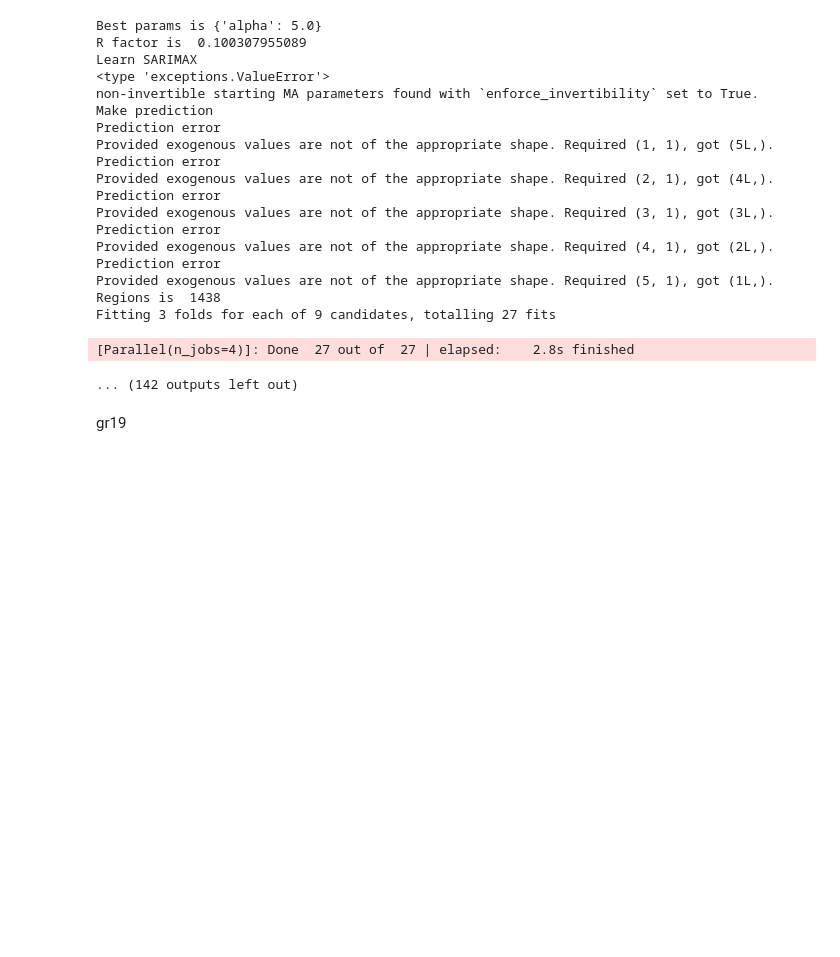
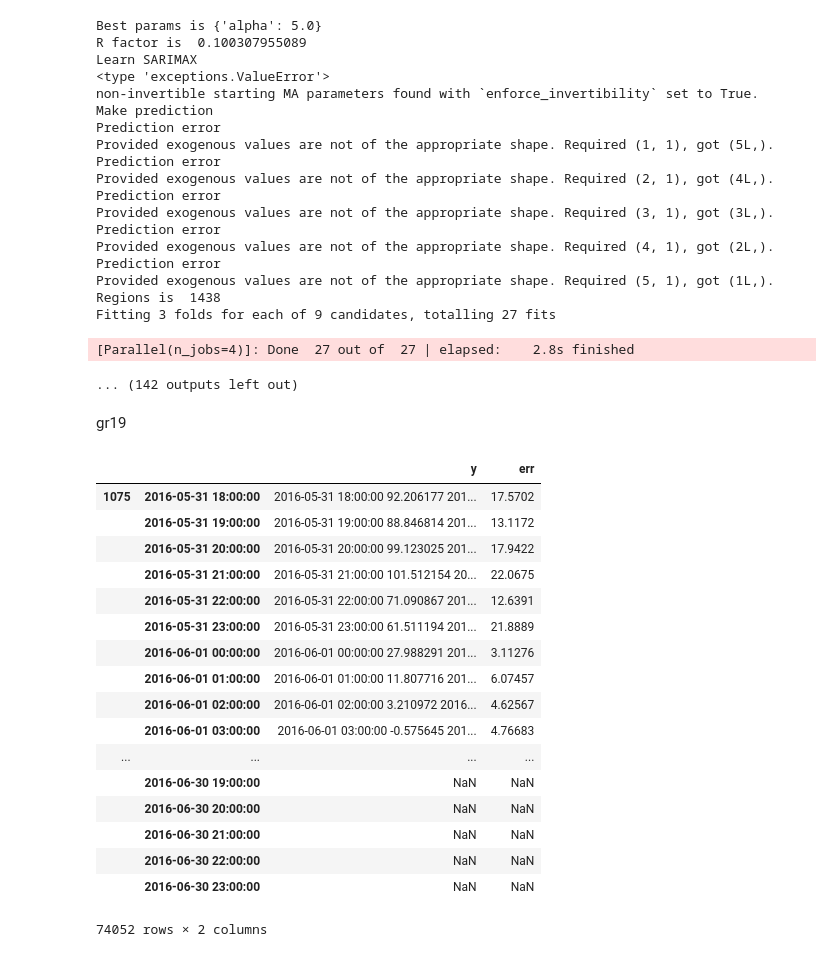
Before and after one commit to PhySci/projectNYtaxi, a Jupyter notebook: week4/Week4-3.ipynb, the cells around one changed output. Saved outputs shown, nothing was run; the diff lists cells and outputs as text; code cells hidden in the pictures; blank space fills up the shorter version.

```diff
--- a/week4/Week4-3.ipynb
+++ b/week4/Week4-3.ipynb
@@ -485,3 +485,24 @@ Fitting 3 folds for each of 9 candidates, totalling 27 fits
 ... (142 outputs left out)
 # %% [markdown]
 gr19
+# %%
+resDf
+# %% [output]
+|  |  | y | err |
+| 1075 | 2016-05-31 18:00:00 | 2016-05-31 18:00:00 92.206177 201... | 17.5702 |
+|  | 2016-05-31 19:00:00 | 2016-05-31 19:00:00 88.846814 201... | 13.1172 |
+|  | 2016-05-31 20:00:00 | 2016-05-31 20:00:00 99.123025 201... | 17.9422 |
+|  | 2016-05-31 21:00:00 | 2016-05-31 21:00:00 101.512154 20... | 22.0675 |
+|  | 2016-05-31 22:00:00 | 2016-05-31 22:00:00 71.090867 201... | 12.6391 |
+|  | 2016-05-31 23:00:00 | 2016-05-31 23:00:00 61.511194 201... | 21.8889 |
+|  | 2016-06-01 00:00:00 | 2016-06-01 00:00:00 27.988291 201... | 3.11276 |
+|  | 2016-06-01 01:00:00 | 2016-06-01 01:00:00 11.807716 201... | 6.07457 |
+|  | 2016-06-01 02:00:00 | 2016-06-01 02:00:00 3.210972 2016... | 4.62567 |
+|  | 2016-06-01 03:00:00 | 2016-06-01 03:00:00 -0.575645 201... | 4.76683 |
+| ... | ... | ... | ... |
+|  | 2016-06-30 19:00:00 | NaN | NaN |
+|  | 2016-06-30 20:00:00 | NaN | NaN |
+|  | 2016-06-30 21:00:00 | NaN | NaN |
+|  | 2016-06-30 22:00:00 | NaN | NaN |
+|  | 2016-06-30 23:00:00 | NaN | NaN |
+74052 rows × 2 columns
```
